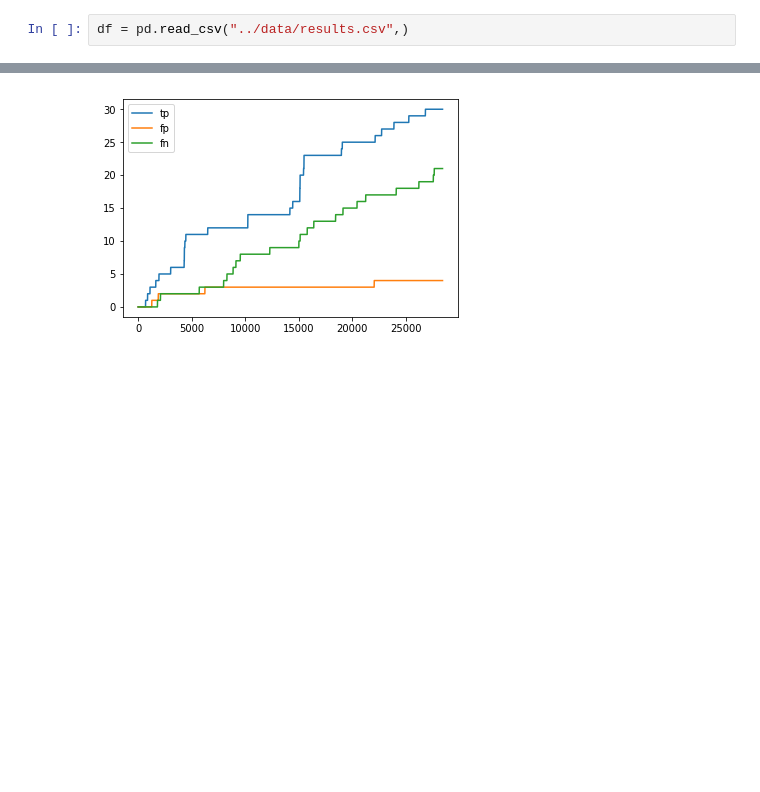
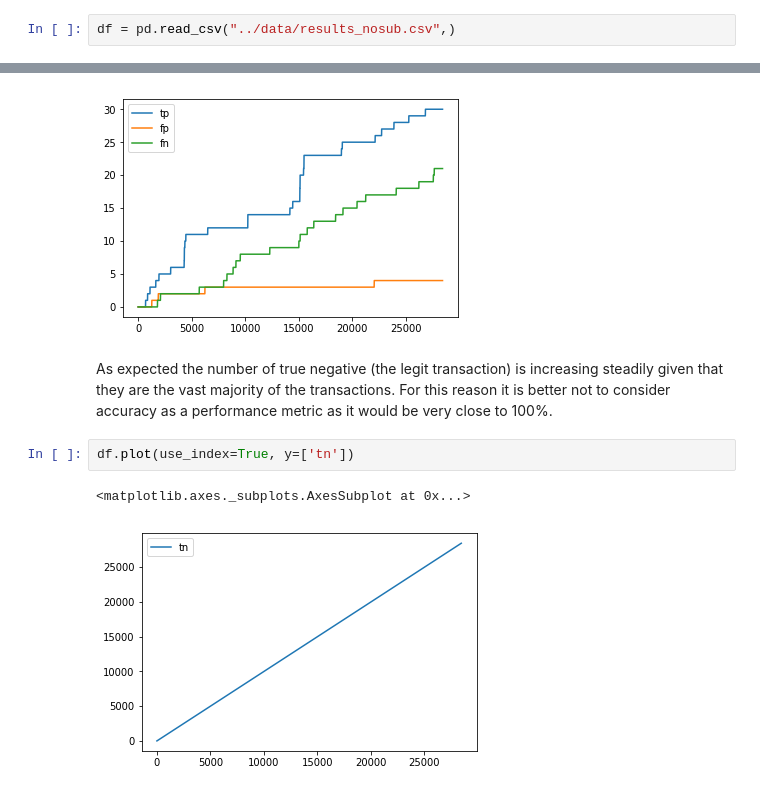
Before and after one commit to gioruffa/ID2221_project, a Jupyter notebook: src/visualization.ipynb, the cells around one changed output, grey strips where cells are left out. Drawn from its saved outputs; the diff is of its cells as text; blank space fills up the shorter version.

```diff
--- a/src/visualization.ipynb
+++ b/src/visualization.ipynb
@@ -18,5 +22,5 @@ import matplotlib.pyplot as plt
 # %%
-df = pd.read_csv("../data/results.csv",)
+df = pd.read_csv("../data/results_nosub.csv",)
 # %%
 df.head()
 # %% [output]
@@ -36,3 +40,10 @@ df.plot(use_index=True,y=['tp','fp','fn'])
 # %% [output]
 <matplotlib.axes._subplots.AxesSubplot at 0x...>
 [figure]
+# %% [markdown]
+As expected the number of true negative (the legit transaction) is increasing steadily given that they are the vast majority of the transactions. For this reason it is better not to consider accuracy as a performance metric as it would be very close to 100%.
+# %%
+df.plot(use_index=True, y=['tn'])
+# %% [output]
+<matplotlib.axes._subplots.AxesSubplot at 0x...>
+[figure, added]
```
Also changed, not shown: parts of 10 cells of this notebook, 8 other files.
